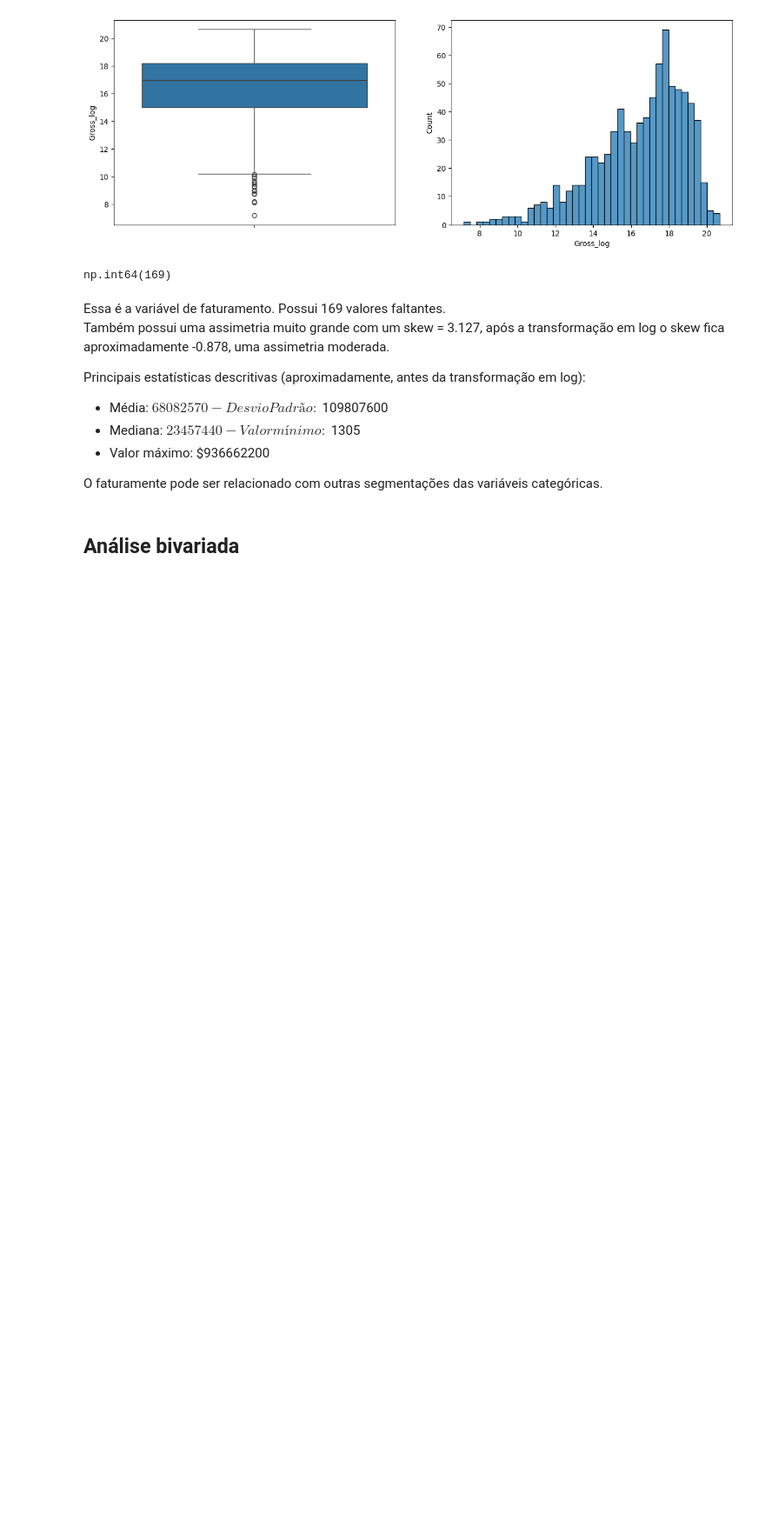
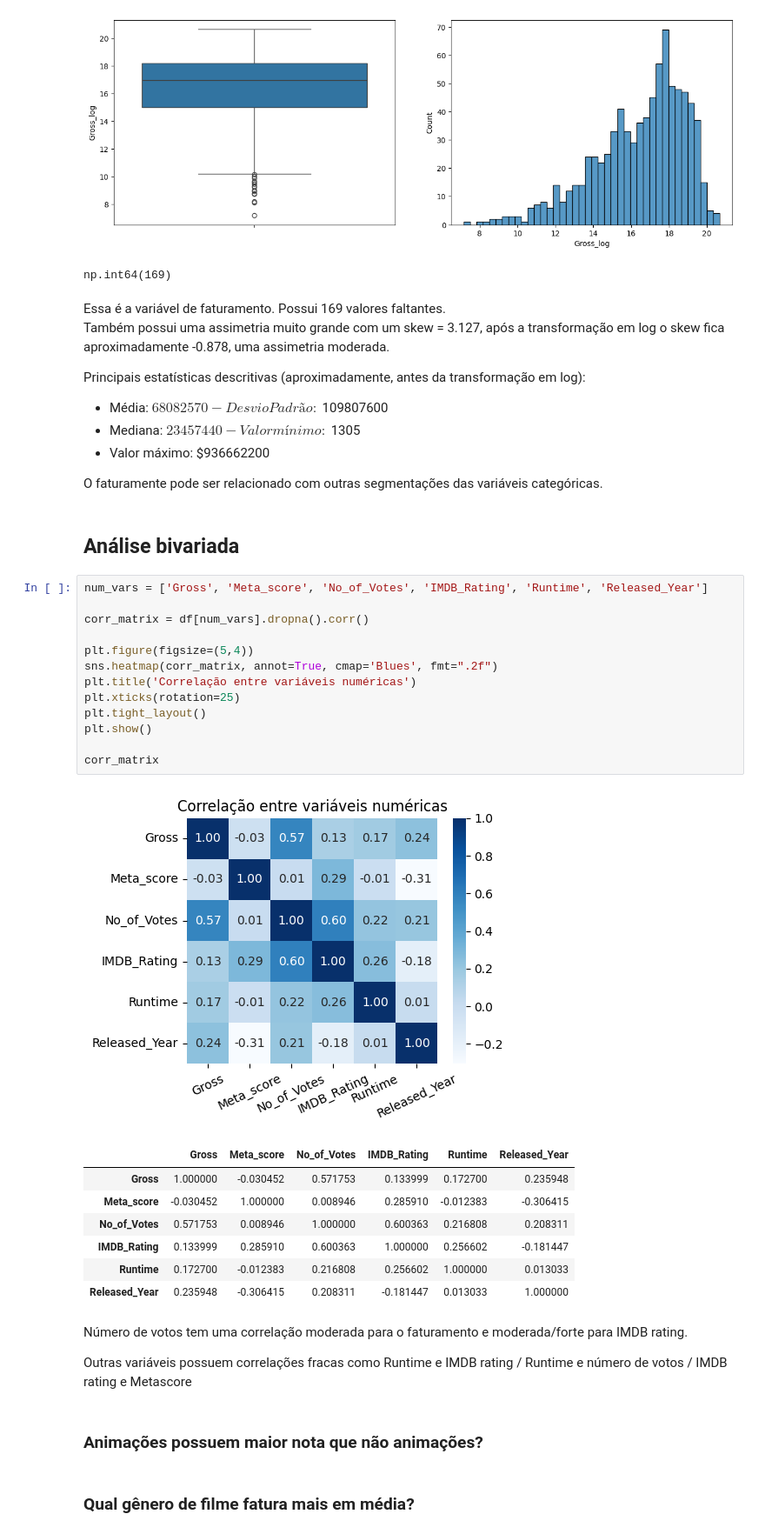
Before and after one commit to RStrzoda/LH_CD_2025, a Jupyter notebook: EDA.ipynb, the cells around one changed output. Shown at 87% size. Saved outputs shown, nothing was run; the diff lists cells and outputs as text; blank space fills up the shorter version.

```diff
--- a/EDA.ipynb
+++ b/EDA.ipynb
@@ -420,3 +420,33 @@ Principais estatísticas descritivas (aproximadamente, antes da transformação
 O faturamente pode ser relacionado com outras segmentações das variáveis categóricas.
 # %% [markdown]
 ## Análise bivariada
+# %%
+num_vars = ['Gross', 'Meta_score', 'No_of_Votes', 'IMDB_Rating', 'Runtime', 'Released_Year']
+
+corr_matrix = df[num_vars].dropna().corr()
+
+plt.figure(figsize=(5,4))
+sns.heatmap(corr_matrix, annot=True, cmap='Blues', fmt=".2f")
+plt.title('Correlação entre variáveis numéricas')
+plt.xticks(rotation=25)
+plt.tight_layout()
+plt.show()
+
+corr_matrix
+# %% [output]
+[figure, added]
+|  | Gross | Meta_score | No_of_Votes | IMDB_Rating | Runtime | Released_Year |
+| Gross | 1.000000 | -0.030452 | 0.571753 | 0.133999 | 0.172700 | 0.235948 |
+| Meta_score | -0.030452 | 1.000000 | 0.008946 | 0.285910 | -0.012383 | -0.306415 |
+| No_of_Votes | 0.571753 | 0.008946 | 1.000000 | 0.600363 | 0.216808 | 0.208311 |
+| IMDB_Rating | 0.133999 | 0.285910 | 0.600363 | 1.000000 | 0.256602 | -0.181447 |
+| Runtime | 0.172700 | -0.012383 | 0.216808 | 0.256602 | 1.000000 | 0.013033 |
+| Released_Year | 0.235948 | -0.306415 | 0.208311 | -0.181447 | 0.013033 | 1.000000 |
+# %% [markdown]
+Número de votos tem uma correlação moderada para o faturamento e moderada/forte para IMDB rating.
+
+Outras variáveis possuem correlações fracas como Runtime e IMDB rating / Runtime e número de votos / IMDB rating e Metascore
+# %% [markdown]
+### Animações possuem maior nota que não animações?
+# %% [markdown]
+### Qual gênero de filme fatura mais em média?
```
Also changed, not shown: parts of 5 cells of this notebook.
